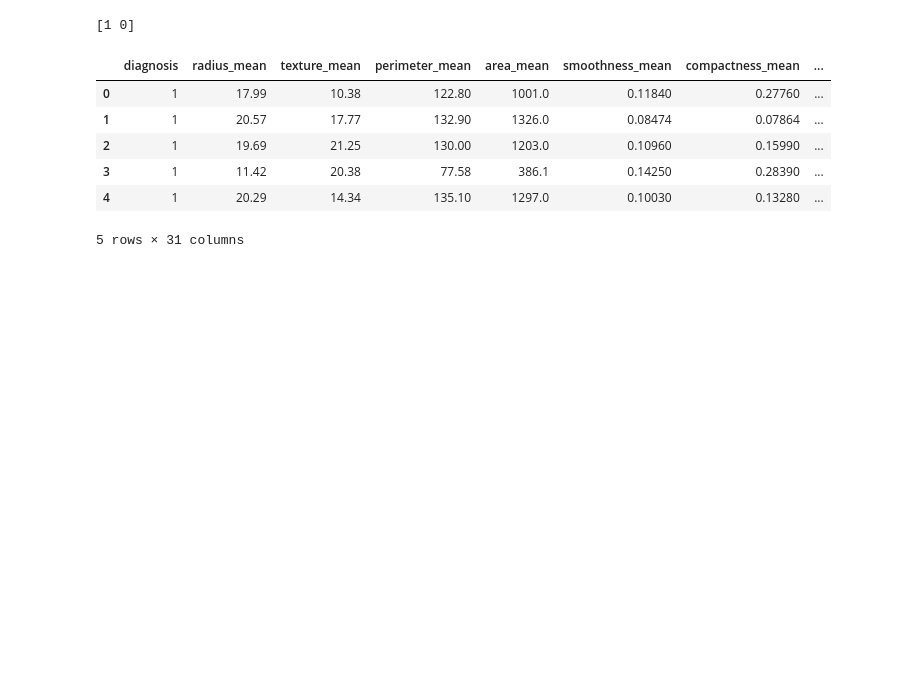
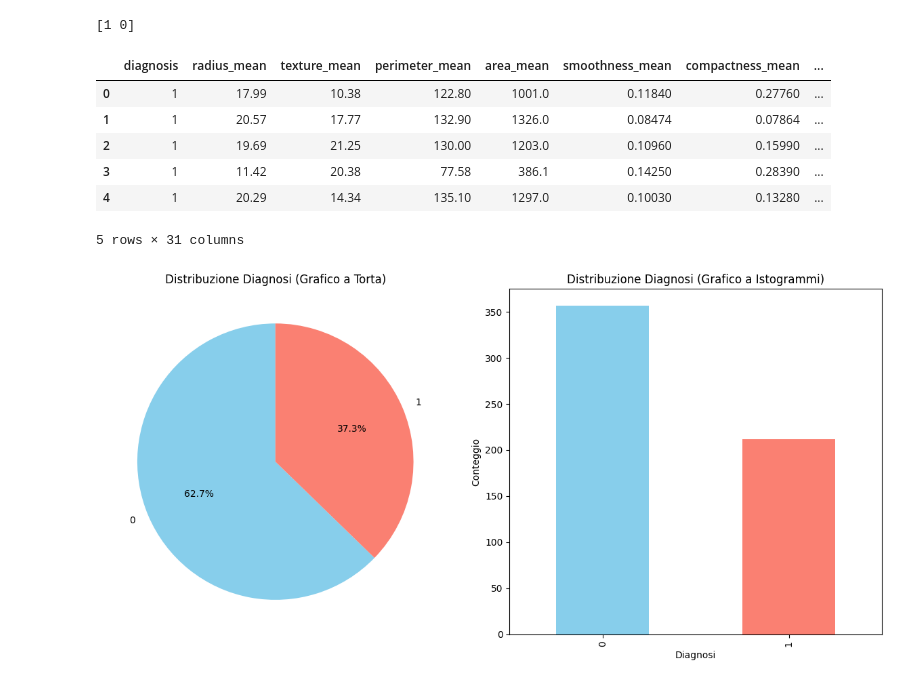
Before and after one commit to NIKFIORE/Progetto-Architettura-dei-dati, a Jupyter notebook: Main.ipynb, the cells around one changed output. Saved outputs shown, nothing was run; the diff lists cells and outputs as text; code cells hidden in the pictures; blank space fills up the shorter version.

```diff
--- a/Main.ipynb
+++ b/Main.ipynb
@@ -105,3 +109,25 @@ df.head()
 | 3 | 1 | 11.42 | 20.38 | 77.58 | 386.1 | 0.14250 | 0.28390 | ... |
 | 4 | 1 | 20.29 | 14.34 | 135.10 | 1297.0 | 0.10030 | 0.13280 | ... |
 5 rows × 31 columns
+# %%
+# Plot a torta
+plt.figure(figsize=(12, 6))
+
+# Subplot 1: Grafico a torta
+plt.subplot(1, 2, 1)
+df['diagnosis'].value_counts().plot.pie(autopct='%1.1f%%', startangle=90, colors=['skyblue', 'salmon'])
+plt.title('Distribuzione Diagnosi (Grafico a Torta)')
+plt.ylabel('')
+
+# Subplot 2: Grafico a istogrammi
+plt.subplot(1, 2, 2)
+df['diagnosis'].value_counts().plot.bar(color=['skyblue', 'salmon'])
+plt.title('Distribuzione Diagnosi (Grafico a Istogrammi)')
+plt.xlabel('Diagnosi')
+plt.ylabel('Conteggio')
+
+# Mostra il grafico
+plt.tight_layout()
+plt.show()
+# %% [output]
+[figure, added]
```
Also changed, not shown: parts of 3 cells of this notebook.
